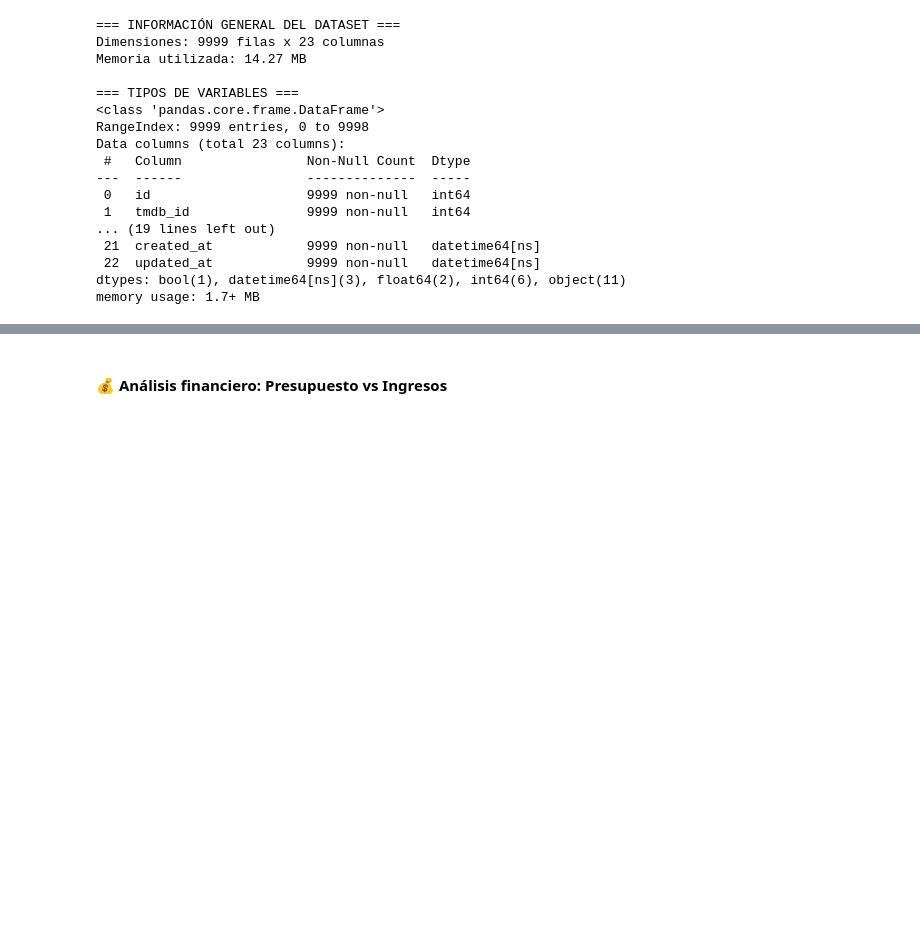
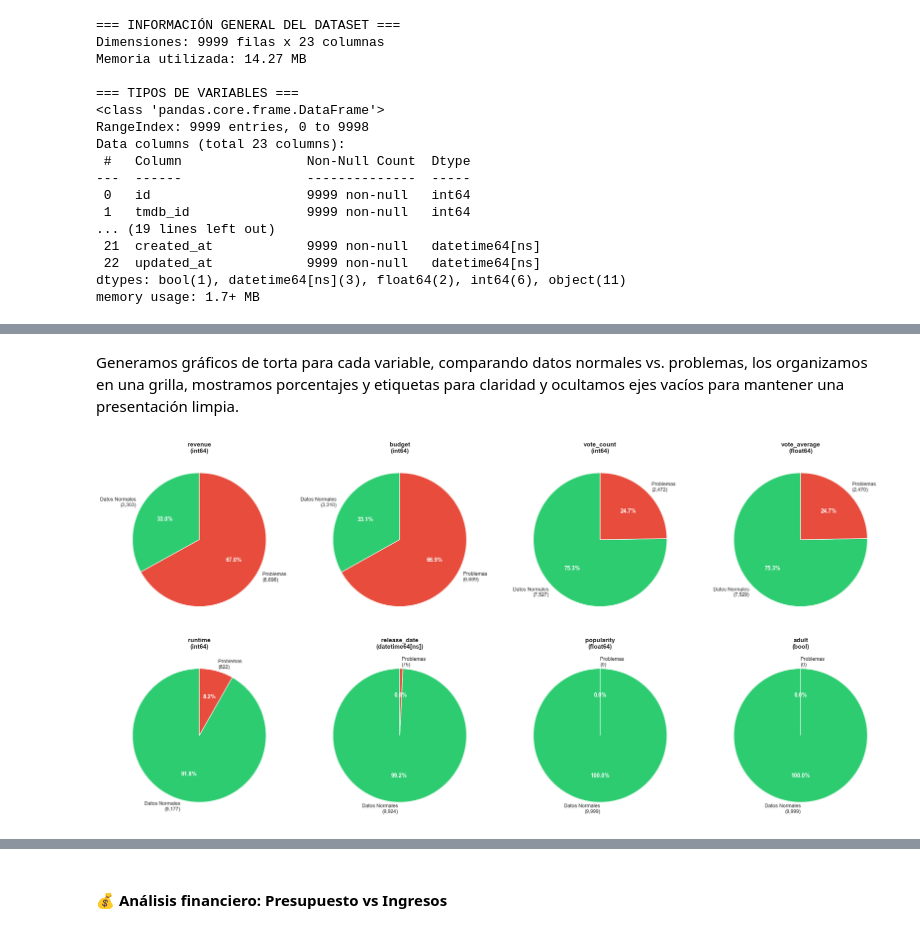
Before and after one commit to david-wis/filmining-scraper, a Jupyter notebook: notebooks/tp2.ipynb, the cells around one changed output, grey strips where cells are left out. Cells and saved outputs as stored; diff of their text form; code cells hidden in the pictures; blank space fills up the shorter version.

Commit message:
Modified some blocks of code to make more interesing analysis

```diff
--- a/notebooks/tp2.ipynb
+++ b/notebooks/tp2.ipynb
@@ -251,0 +319,11 @@ else:
+# %%
+# --- DataFrame resumen del análisis ---
+missing_df = (
+    pd.DataFrame(analysis_data)
+      .sort_values('Total_Problemas', ascending=False)
+      .reset_index(drop=True)
+)
+
+print("Análisis completo de calidad de datos por variable (excluyendo campos de texto):")
+print("=" * 120)
+missing_df
@@ -251,0 +342,55 @@ else:
+# %% [markdown]
+Generamos gráficos de torta para cada variable, comparando datos normales vs. problemas, los organizamos en una grilla, mostramos porcentajes y etiquetas para claridad y ocultamos ejes vacíos para mantener una presentación limpia.
+# %%
+# --- Gráficos de torta por variable (Datos normales vs Problemas) ---
+vars_to_plot = missing_df
+n_vars = len(vars_to_plot)
+
+cols = 4
+rows = (n_vars + cols - 1) // cols
+
+fig, axes = plt.subplots(rows, cols, figsize=(20, 5 * rows))
+
+# Normalizamos axes a matriz 2D
+if rows == 1:
+    axes = axes.reshape(1, -1)
+
+for idx, (_, var_data) in enumerate(vars_to_plot.iterrows()):
+    r = idx // cols
+    c = idx % cols
+    ax = axes[r, c]
+
+    var_name = var_data['Variable']
+    total_records = len(df_movies)
+
+    total_problems = int(var_data['Total_Problemas'])
+    normal_count = total_records - total_problems
+
+    # Siempre mostramos ambas categorías; si una es 0, el pastel igual se dibuja
+    sizes = [max(normal_count, 0), max(total_problems, 0)]
+    labels = [f'Datos Normales\n({max(normal_count,0):,})', f'Problemas\n({max(total_problems,0):,})']
+    colors = ['#2ecc71', '#e74c3c']
+
+    wedges, texts, autotexts = ax.pie(sizes, labels=labels, colors=colors,
+                                      autopct='%1.1f%%', startangle=90)
+
+    for autotext in autotexts:
+        autotext.set_color('white')
+        autotext.set_fontweight('bold')
+        autotext.set_fontsize(10)
+
+    for text in texts:
+        text.set_fontsize(9)
+
+    ax.set_title(f'{var_name}\n({var_data["Tipo"]})', fontsize=11, fontweight='bold')
+
+# Ocultar ejes vacíos
+for idx in range(n_vars, rows * cols):
+    r = idx // cols
+    c = idx % cols
+    axes[r, c].axis('off')
+
+plt.tight_layout()
+plt.show()
+# %% [output]
+[figure, added]
```
Also changed, not shown: parts of 27 cells of this notebook.
